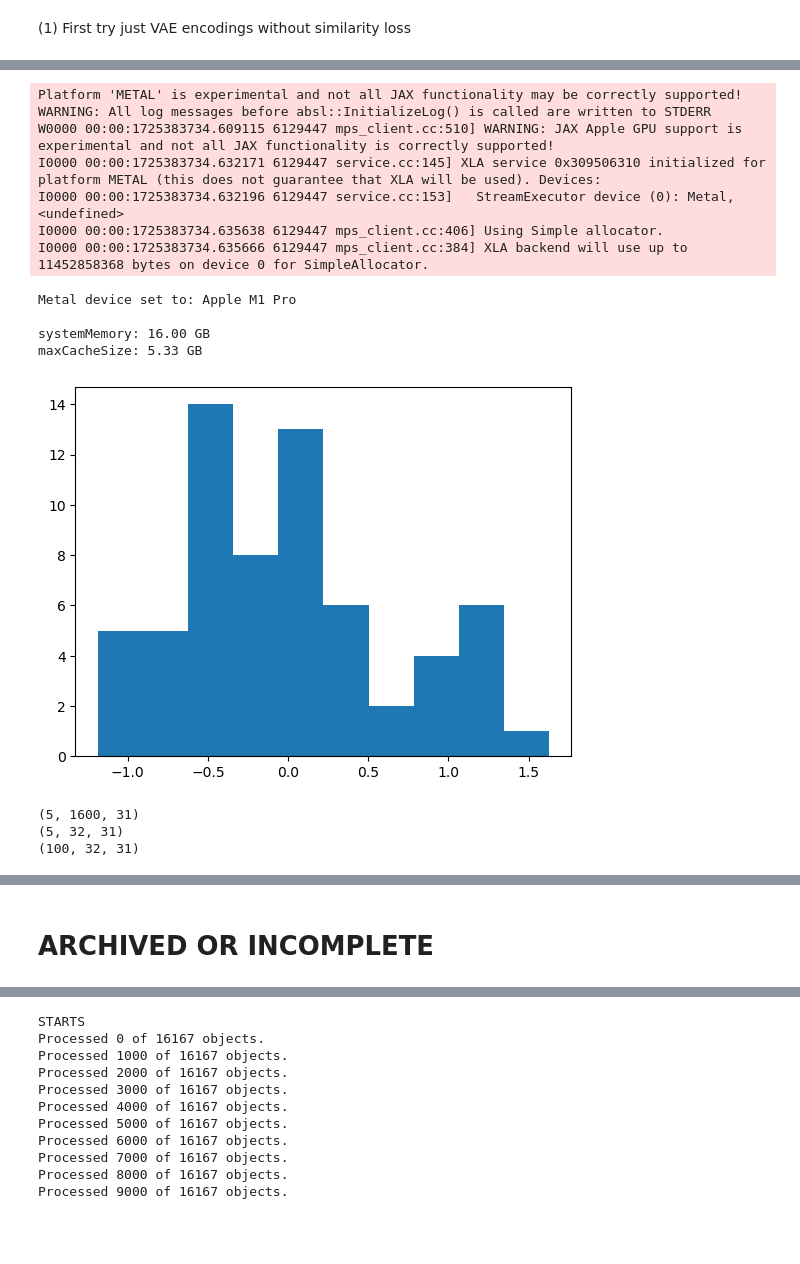
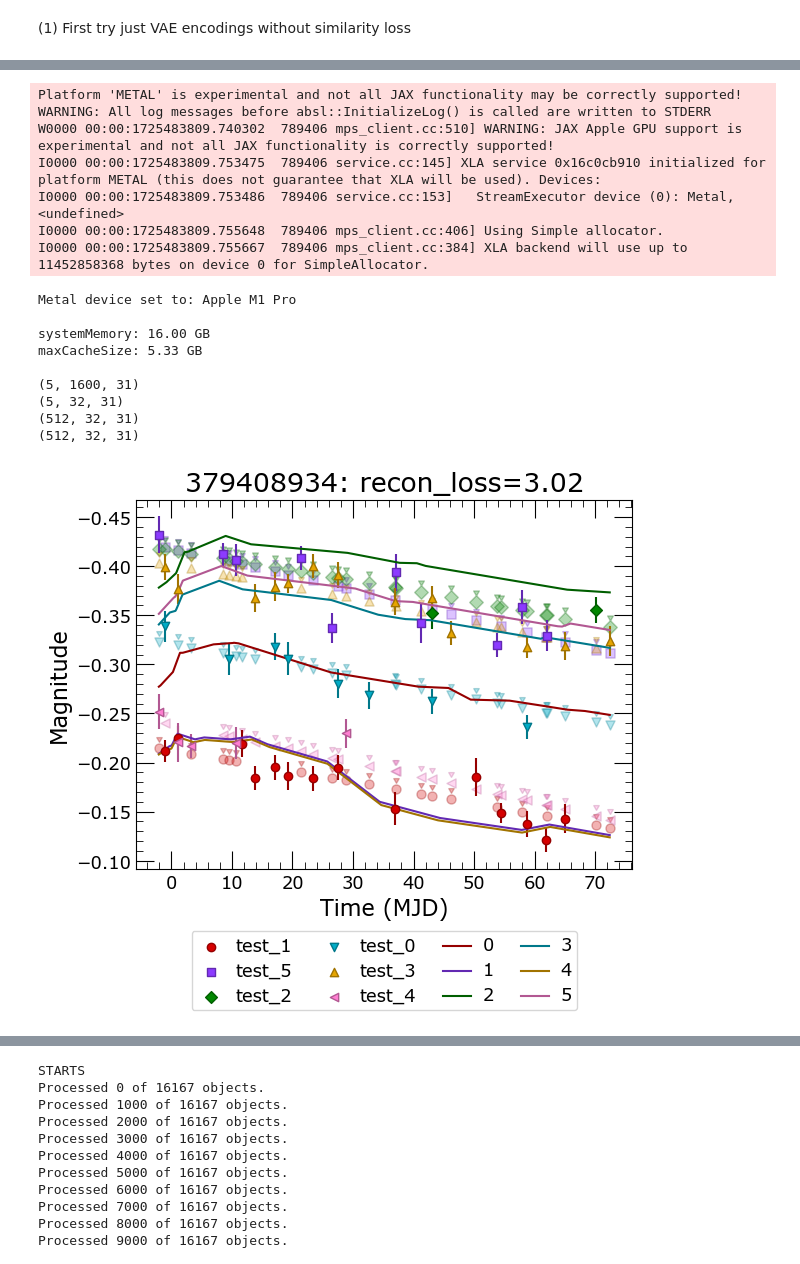
Before and after one commit to kdesoto-astro/survey-agnostic-sn-vae, a Jupyter notebook: data/intro_notebook.ipynb, the cells around one changed output, grey strips where cells are left out. Drawn from its saved outputs; the diff is of its cells as text; code cells hidden in the pictures; blank space fills up the shorter version.

```diff
--- a/data/intro_notebook.ipynb
+++ b/data/intro_notebook.ipynb
@@ -408,7 +408,7 @@ with h5py.File('preprocessed_augmented.h5', 'r') as file:
     train_encoder_inputs = encoder_inputs[:num_samples // 10 * 9]
     val_encoder_inputs = encoder_inputs[num_samples // 10 * 9:]
     train_ids = ids[:num_samples // 10 * 9]
-    val_ids = ids[:num_samples // 10 * 9]
+    val_ids = ids[num_samples // 10 * 9:]
 
 config = {
     "hidden_dim": 16,
@@ -433,12 +433,12 @@ trained_model, loss, val_loss = fit_model(
     batch_size=128,
     learning_rate=1e-4,
     include_kl=True,
-    contrastive_params="mahalanobis_1"
+    contrastive_params="mahalonobis_1"
 )
 
 print("LOSSES", loss)
 print("ELAPSED TIME", time.time() - start_time)
-eqx.tree_serialise_leaves("test_model_mahalanobis_1.eqx", trained_model)
+eqx.tree_serialise_leaves("test_model_mahalonobis_1.eqx", trained_model)
 # %% [output]
 env: ENABLE_PJRT_COMPATIBILITY=1
 Platform 'METAL' is experimental and not all JAX functionality may be correctly supported!
@@ -471,52 +467,54 @@ from survey_agnostic_sn_vae.autoencoder.vae_plotting import plot_decodings, plot
 from survey_agnostic_sn_vae.autoencoder.raenn_equinox import VAE
 import h5py
 import equinox as eqx
-import matplotlib.pyplot as plt
 
 preprocessed_fn = 'preprocessed_augmented.h5'
-model_fn = 'test_model_kl.eqx'
+model_fn = '/Users/kdesoto/python_repos/survey-agnostic-sn-vae/data/sweep_data/vae_2024-09-04_batch_size-128_contrastive_params-mahalonobis_1_hidden_dim-16_include_kl-True_include_reconstructive-True_learning_rate-0.0001_num_epochs-50_out_dim-4.eqx'
 
 config = {
     "hidden_dim": 16,
     "out_dim": 4
 }
 
 with h5py.File(preprocessed_fn, "r") as f:
     ids = f['ids'][:]
     encoder_inputs = f['encoder_input'][:]
+    num_samples = len(encoder_inputs)
+    train_encoder_inputs = encoder_inputs[:num_samples // 10 * 9]
+    val_encoder_inputs = encoder_inputs[num_samples // 10 * 9:]
+    train_ids = ids[:num_samples // 10 * 9]
+    val_ids = ids[num_samples // 10 * 9:]
 
 # load model
 model = eqx.filter_eval_shape(VAE, **config)
 model = eqx.tree_deserialise_leaves(model_fn, model)
 
-weights = model.latent_logvar.weight
-plt.hist(weights.ravel())
-plt.show()
-
 for (fig, ax) in plot_decodings(
-        encoder_inputs, ids,
+        val_encoder_inputs, val_ids,
         model,
         count=5
     ):
     fig.show()
 
 
 # plot latent space
-fig, ax = plot_latent_space(encoder_inputs, model)
+fig, ax = plot_latent_space(train_encoder_inputs[:256], train_ids[:256], model)
 fig.show()
 # %% [output]
 Platform 'METAL' is experimental and not all JAX functionality may be correctly supported!
 WARNING: All log messages before absl::InitializeLog() is called are written to STDERR
-W0000 00:00:1725383734.609115 6129447 mps_client.cc:510] WARNING: JAX Apple GPU support is experimental and not all JAX functionality is correctly supported!
-I0000 00:00:1725383734.632171 6129447 service.cc:145] XLA service 0x309506310 initialized for platform METAL (this does not guarantee that XLA will be used). Devices:
-I0000 00:00:1725383734.632196 6129447 service.cc:153]   StreamExecutor device (0): Metal, <undefined>
-I0000 00:00:1725383734.635638 6129447 mps_client.cc:406] Using Simple allocator.
-I0000 00:00:1725383734.635666 6129447 mps_client.cc:384] XLA backend will use up to 11452858368 bytes on device 0 for SimpleAllocator.
+W0000 00:00:1725483809.740302  789406 mps_client.cc:510] WARNING: JAX Apple GPU support is experimental and not all JAX functionality is correctly supported!
+I0000 00:00:1725483809.753475  789406 service.cc:145] XLA service 0x16c0cb910 initialized for platform METAL (this does not guarantee that XLA will be used). Devices:
+I0000 00:00:1725483809.753486  789406 service.cc:153]   StreamExecutor device (0): Metal, <undefined>
+I0000 00:00:1725483809.755648  789406 mps_client.cc:406] Using Simple allocator.
+I0000 00:00:1725483809.755667  789406 mps_client.cc:384] XLA backend will use up to 11452858368 bytes on device 0 for SimpleAllocator.
 Metal device set to: Apple M1 Pro
 
 systemMemory: 16.00 GB
 maxCacheSize: 5.33 GB
+
+(5, 1600, 31)
+(5, 32, 31)
+(512, 32, 31)
+(512, 32, 31)
-[figure, old version]
+[figure, new version]
-(5, 1600, 31)
-(5, 32, 31)
-(100, 32, 31)
@@ -544,2 +525,0 @@ wandb_sweep(
-# %% [markdown]
-# ARCHIVED OR INCOMPLETE
```
Also changed, not shown: parts of 15 cells of this notebook, 5 other files.
